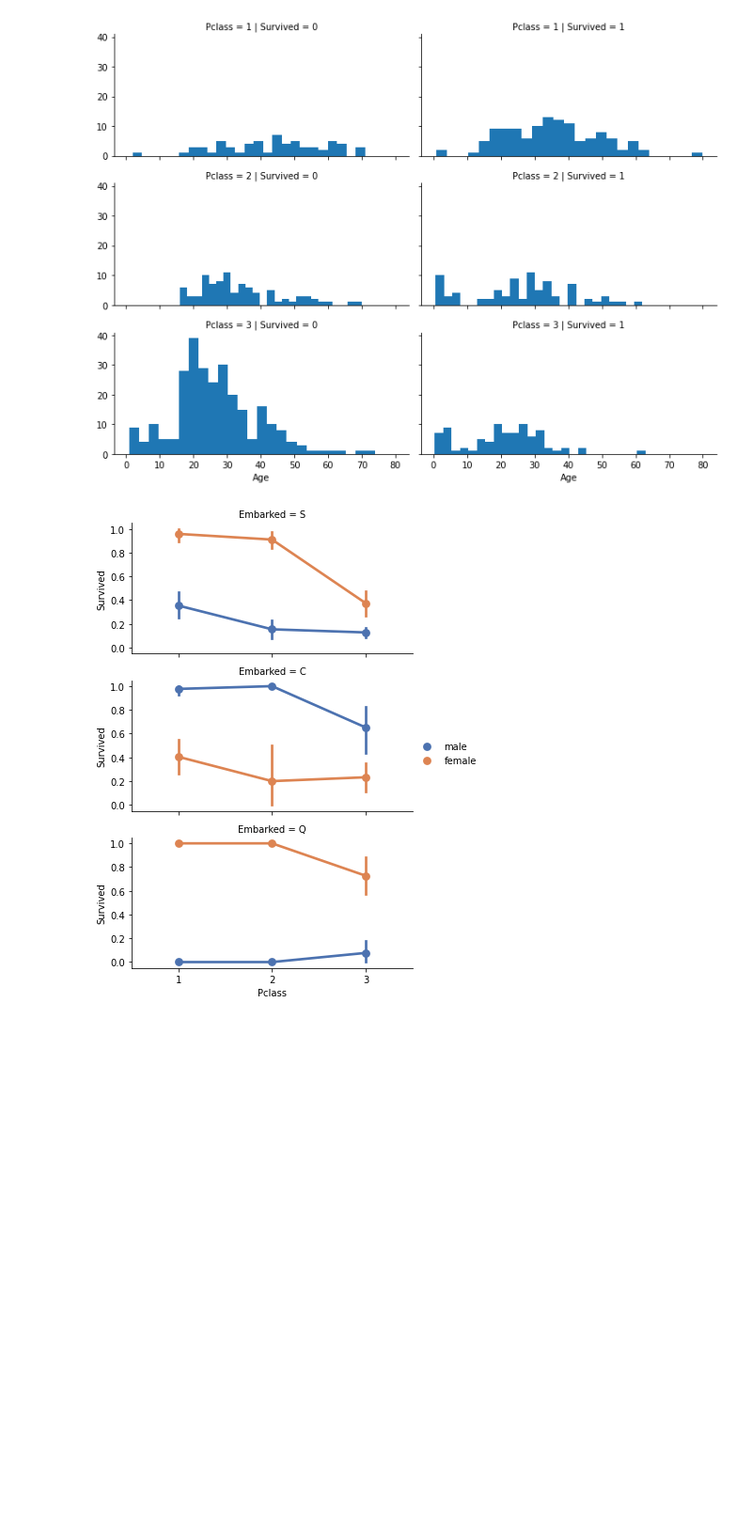
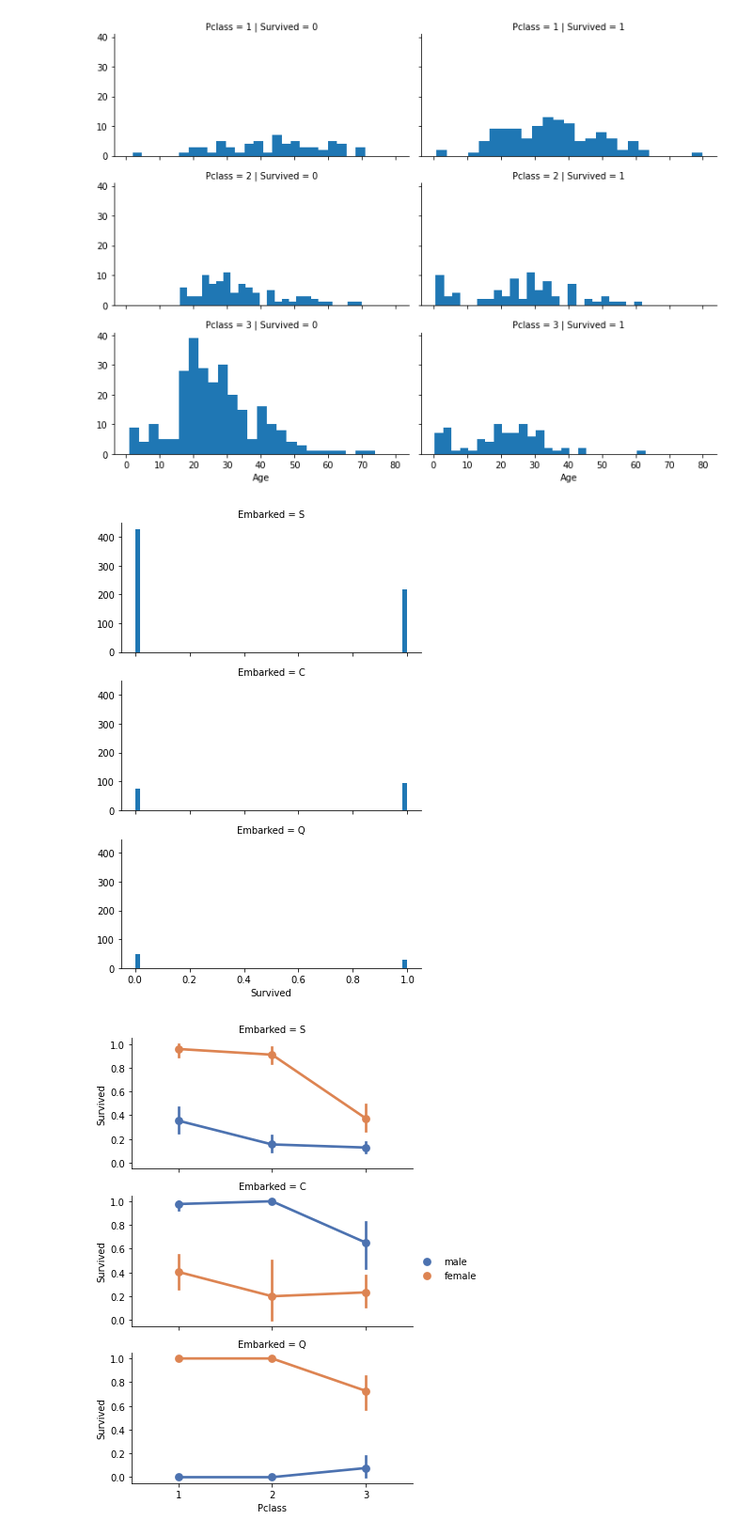
Before and after one commit to MohammadB88/kaggle, a Jupyter notebook: titanic/main.ipynb, the cells around one changed output. Shown at 94% size. Saved outputs shown, nothing was run; the diff lists cells and outputs as text; code cells hidden in the pictures; blank space fills up the shorter version.

```diff
--- a/titanic/main.ipynb
+++ b/titanic/main.ipynb
@@ -200,6 +200,13 @@ grid.map(plt.hist, 'Age', bins=25)
 # %% [output]
 <seaborn.axisgrid.FacetGrid at 0x...>
 [figure]
+# %%
+# Feature 3 (Embarked):
+grid = sns.FacetGrid(train_data, row='Embarked', size=2.5, aspect=2)
+grid.map(plt.hist, 'Survived', bins=50)
+grid.add_legend();
+# %% [output]
+[figure, added]
 # %%
 # Feature 3 (Embarked):
 grid = sns.FacetGrid(train_data, row='Embarked', size=2.5, aspect=2)
```
Also changed, not shown: parts of 6 cells of this notebook.
